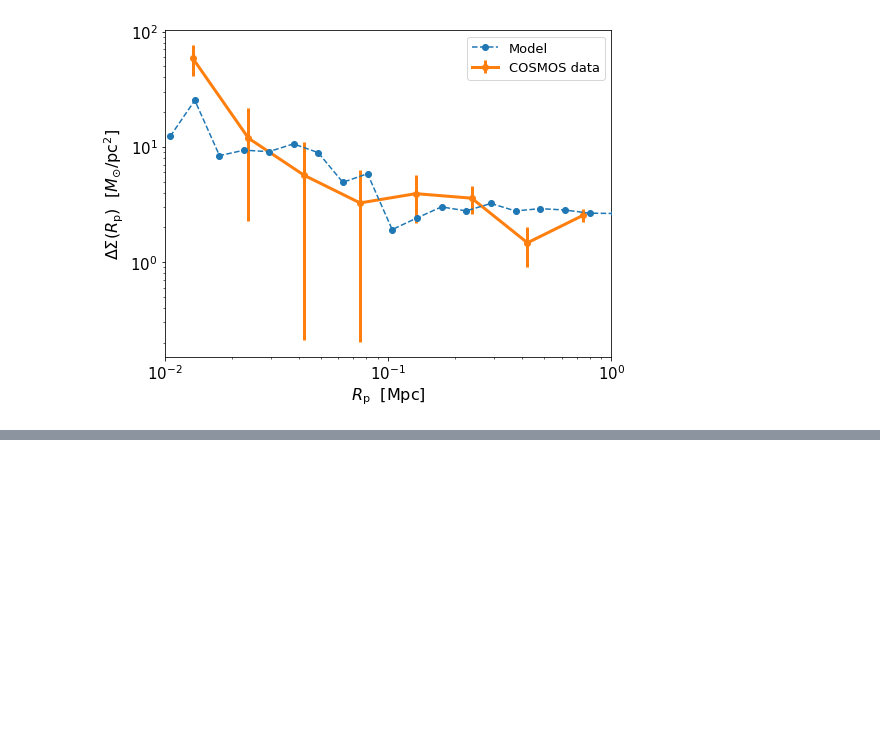
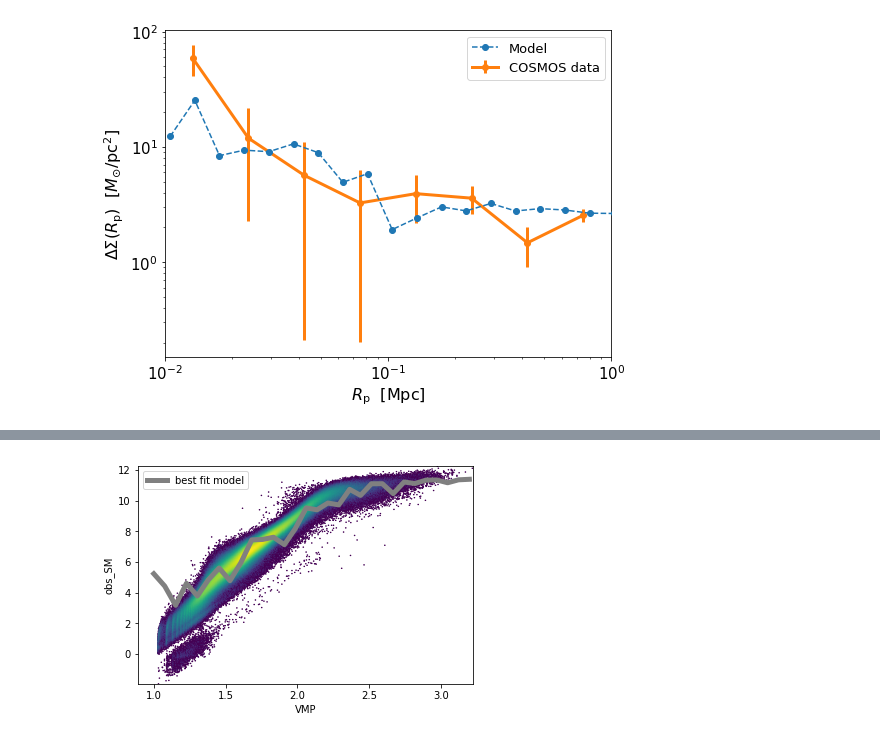
Before and after one commit to f-ardila/dwarf_lensing, a Jupyter notebook: MCMC/notebooks/Universe_Machine.ipynb, the cells around one changed output, grey strips where cells are left out. Saved outputs shown, nothing was run; the diff lists cells and outputs as text; code cells hidden in the pictures; blank space fills up the shorter version.

Commit message:
plotted UM smf vs ours and SHMR (SVMR?) vs ours

```diff
--- a/MCMC/notebooks/Universe_Machine.ipynb
+++ b/MCMC/notebooks/Universe_Machine.ipynb
@@ -125,0 +264,24 @@ Ks_2sampResult(statistic=0.002423366411199779, pvalue=0.9999999999994739)
+# %%
+#plot SHMR for our params
+params = best_params
+x_field = 'VMP'
+halo_data = {'VMP':np.logspace(1,3.2, 30)}
+scatter_range = [2,3]
+
+scatter_params = np.polyfit(scatter_range,[params[0],params[1]],1)
+b_params = params[2:]
+
+stellar_masses = get_sm_for_sim(halo_data, b_params, scatter_params, x_field)
+# %%
+plt.hexbin(np.log10(UM_catalog['VMP']), np.log10(UM_catalog['obs_SM']), gridsize=500, bins='log', mincnt=1,
+          label=None)
+plt.plot(np.log10(halo_data['VMP']),stellar_masses, color='grey', linewidth=5, label='best fit model')
+# plt.axvline(2.72, c='r')
+# plt.axvline(2.5, linestyle='--')
+# plt.axvline(3.5, linestyle='--')
+plt.xlabel('VMP')
+plt.ylabel('obs_SM')
+plt.legend()
+plt.show()
+# %% [output]
+[figure, added]
```
Also changed, not shown: parts of 14 cells of this notebook.
